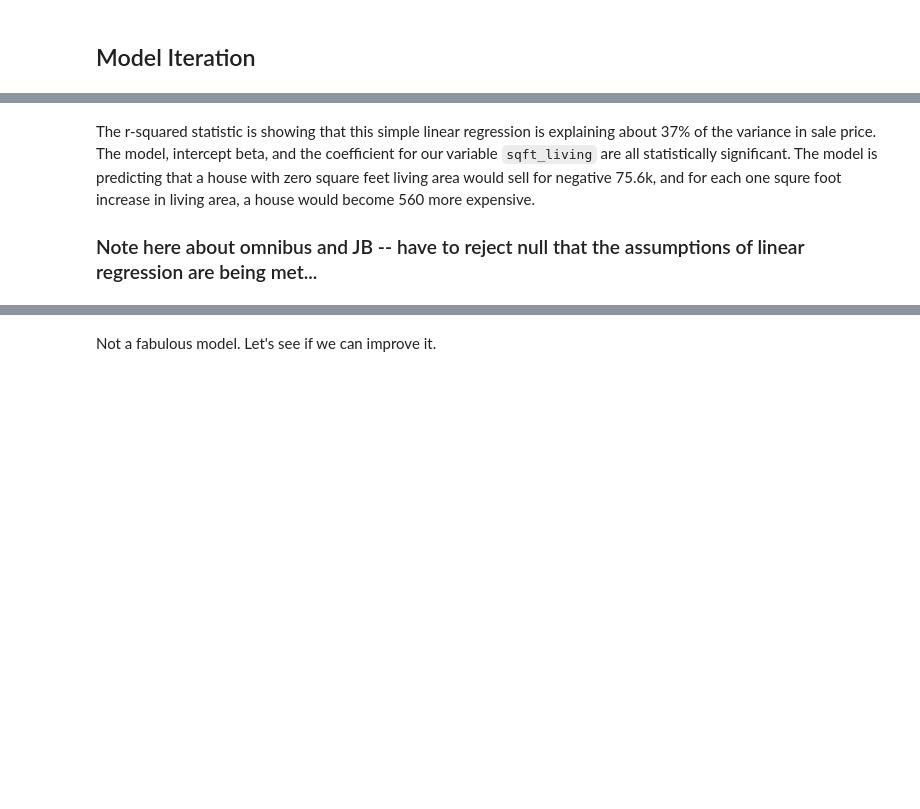
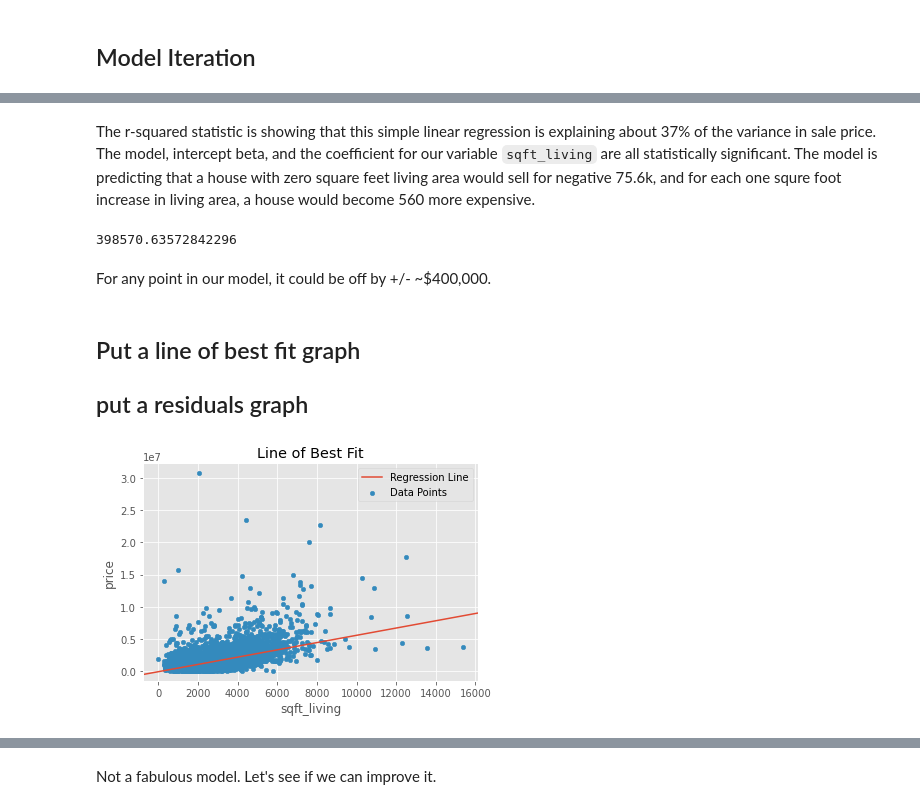
Before and after one commit to Bella3s/housing-analysis-project, a Jupyter notebook: housing_analysis.ipynb, the cells around one changed output, grey strips where cells are left out. Cells and saved outputs as stored; diff of their text form; code cells hidden in the pictures; blank space fills up the shorter version.

```diff
--- a/housing_analysis.ipynb
+++ b/housing_analysis.ipynb
@@ -344,5 +411,22 @@ Notes:
 strong multicollinearity or other numerical problems.
 # %% [markdown]
 The r-squared statistic is showing that this simple linear regression is explaining about 37% of the variance in sale price.  The model, intercept beta, and the coefficient for our variable `sqft_living` are all statistically significant. The model is predicting that a house with zero square feet living area would sell for negative 75.6k, and for each one squre foot increase in living area, a house would become 560 more expensive.
-
-### Note here about omnibus and JB -- have to reject null that the assumptions of linear regression are being met...
+# %%
+from sklearn.metrics import mean_absolute_error
+y_simple_pred = results_simple.predict(sm.add_constant(X_simple))
+mean_absolute_error(y, y_simple_pred)
+# %% [output]
+398570.63572842296
+# %% [markdown]
+For any point in our model, it could be off by +/- ~$400,000.
+# %% [markdown]
+## Put a line of best fit graph
+## put a residuals graph
+# %%
+fig, ax = plt.subplots()
+df.plot.scatter(x='sqft_living', y='price', label='Data Points', ax=ax)
+sm.graphics.abline_plot(model_results=results_simple, label="Regression Line", ax=ax)
+plt.title("Line of Best Fit")
+ax.legend();
+# %% [output]
+[figure, added]
```
Also changed, not shown: parts of 68 cells of this notebook.
